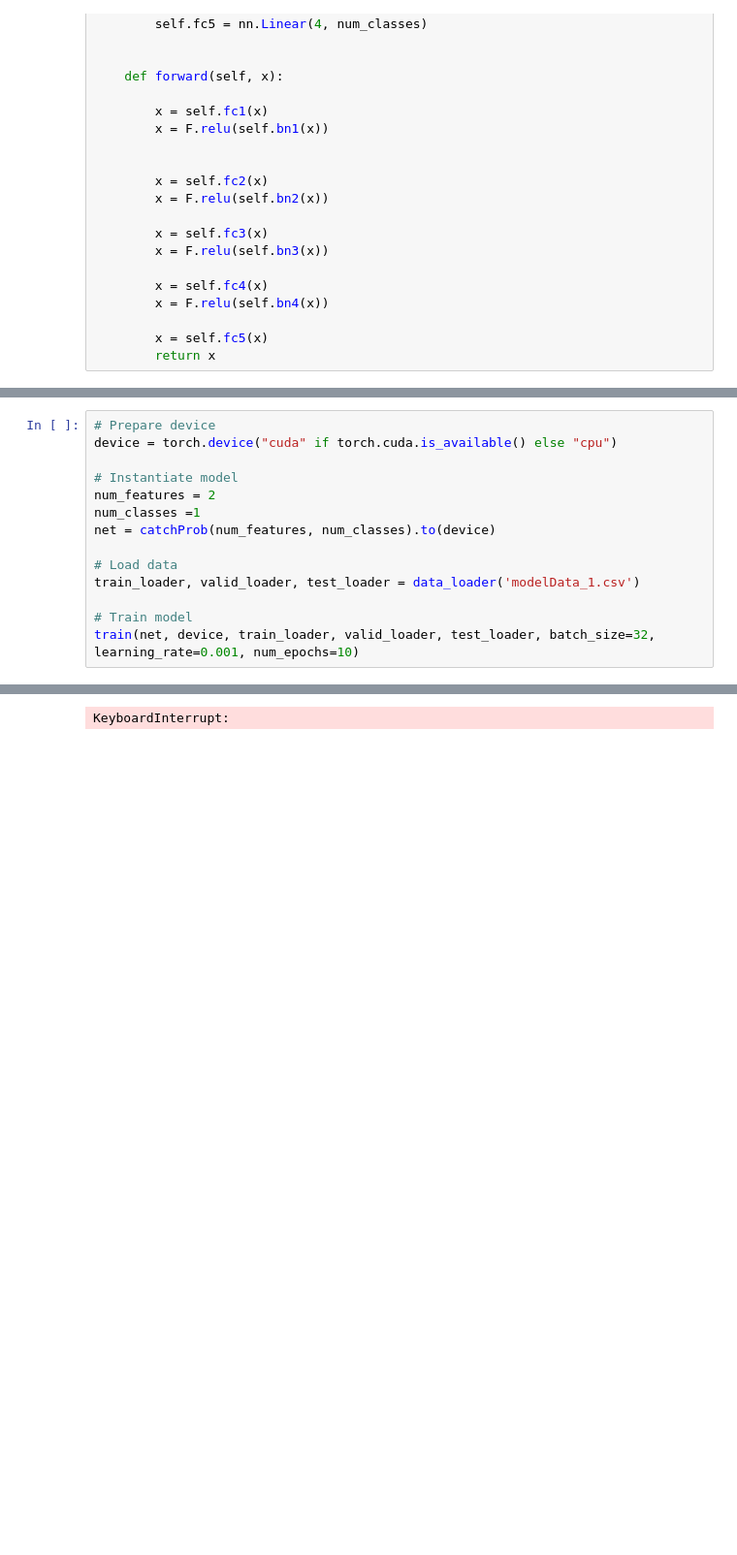
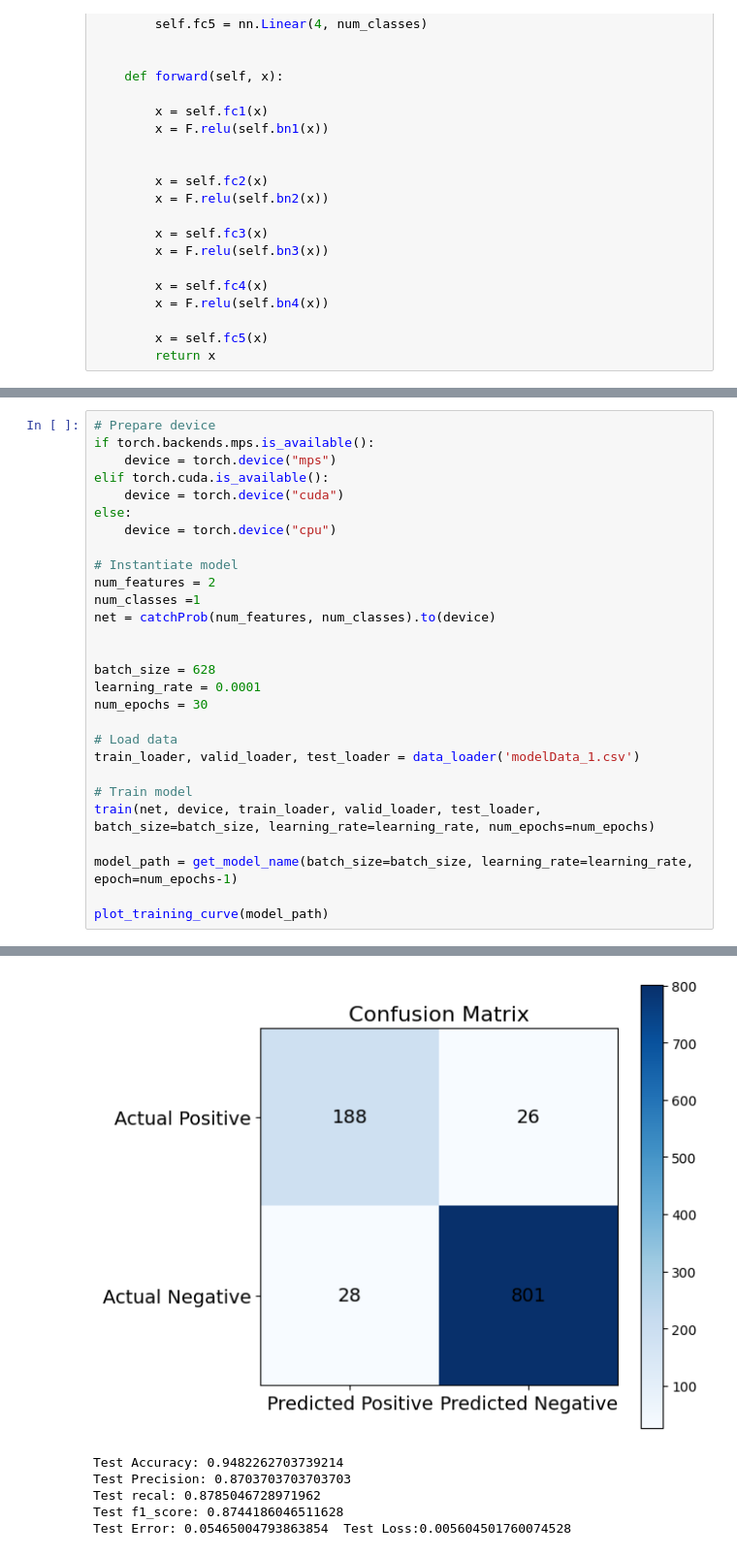
Before and after one commit to victorhauvi/SMT2024, a Jupyter notebook: Catch_Probability_Training.ipynb, the cells around one changed output, grey strips where cells are left out. Shown at 97% size. Cells and saved outputs as stored; diff of their text form; blank space fills up the shorter version.

Commit message:
First Model Trained with 95% Accuracy

```diff
--- a/Catch_Probability_Training.ipynb
+++ b/Catch_Probability_Training.ipynb
@@ -315,15 +476,29 @@ Models
 # %%
 # Prepare device
-device = torch.device("cuda" if torch.cuda.is_available() else "cpu")
+if torch.backends.mps.is_available():
+    device = torch.device("mps")
+elif torch.cuda.is_available():
+    device = torch.device("cuda")
+else:
+    device = torch.device("cpu")
 
 # Instantiate model
 num_features = 2
 num_classes =1
 net = catchProb(num_features, num_classes).to(device)
 
+
+batch_size = 628
+learning_rate = 0.0001
+num_epochs = 30
+
 # Load data
 train_loader, valid_loader, test_loader = data_loader('modelData_1.csv')
 
 # Train model
-train(net, device, train_loader, valid_loader, test_loader, batch_size=32, learning_rate=0.001, num_epochs=10)
+train(net, device, train_loader, valid_loader, test_loader, batch_size=batch_size, learning_rate=learning_rate, num_epochs=num_epochs)
+
+model_path = get_model_name(batch_size=batch_size, learning_rate=learning_rate, epoch=num_epochs-1)
+
+plot_training_curve(model_path)
 # %% [output]
@@ -334 +522,6 @@ Epoch 4: Train err: 9.305114638447971, Train loss: 0.1045572332356496 |Validatio
+[figure, added]
-KeyboardInterrupt:
+Test Accuracy: 0.9482262703739214
+Test Precision: 0.8703703703703703
+Test recal: 0.8785046728971962
+Test f1_score: 0.8744186046511628
+Test Error: 0.05465004793863854  Test Loss:0.005604501760074528
```
Also changed, not shown: parts of 12 cells of this notebook, 1 other file.
